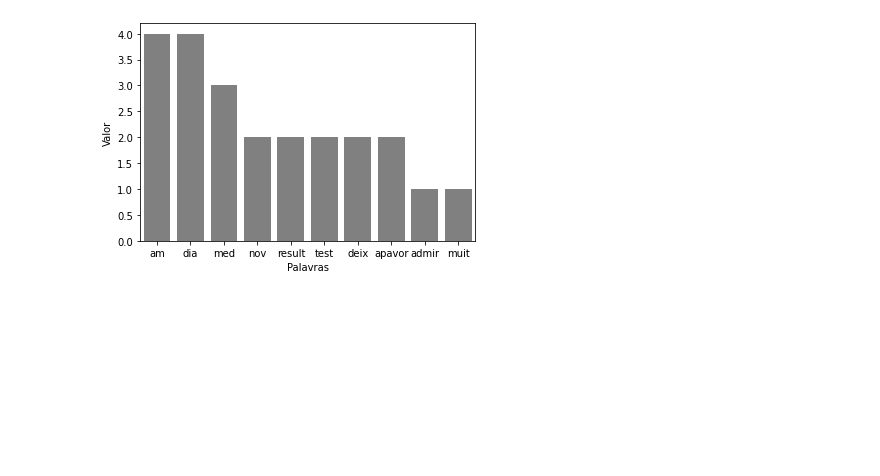
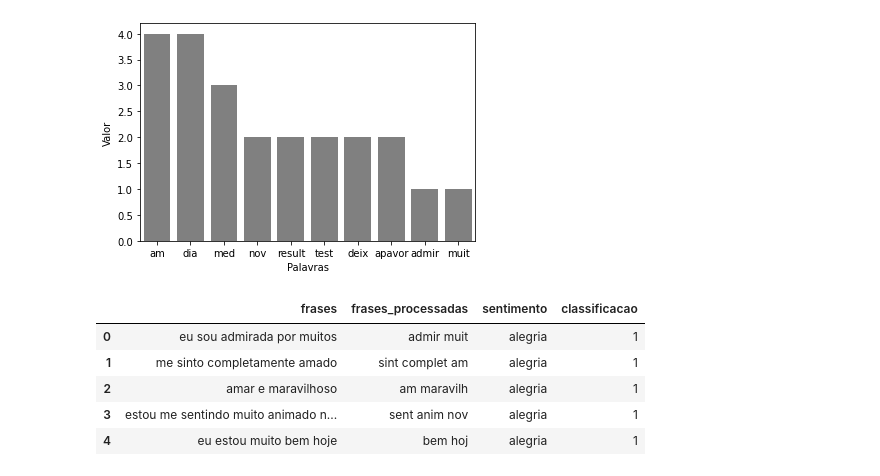
Before and after one commit to naokityokoyama/NLP, a Jupyter notebook: NLP_processado.ipynb, the cells around one changed output. Saved outputs shown, nothing was run; the diff lists cells and outputs as text; code cells hidden in the pictures; blank space fills up the shorter version.

```diff
--- a/NLP_processado.ipynb
+++ b/NLP_processado.ipynb
@@ -281,3 +279,15 @@ sns.barplot(data = df10_final, x='Palavras', y='Valor', color='gray')
 # %% [output]
 <matplotlib.axes._subplots.AxesSubplot at 0x...>
 [figure]
+# %%
+trocar= {'alegria': 1,
+         'medo': 0}
+df['classificacao'] = df.sentimento.map(trocar)
+df.head()
+# %% [output]
+|  | frases | frases_processadas | sentimento | classificacao |
+| 0 | eu sou admirada por muitos | admir muit | alegria | 1 |
+| 1 | me sinto completamente amado | sint complet am | alegria | 1 |
+| 2 | amar e maravilhoso | am maravilh | alegria | 1 |
+| 3 | estou me sentindo muito animado n... | sent anim nov | alegria | 1 |
+| 4 | eu estou muito bem hoje | bem hoj | alegria | 1 |
```
Also changed, not shown: parts of 1 cell of this notebook.
